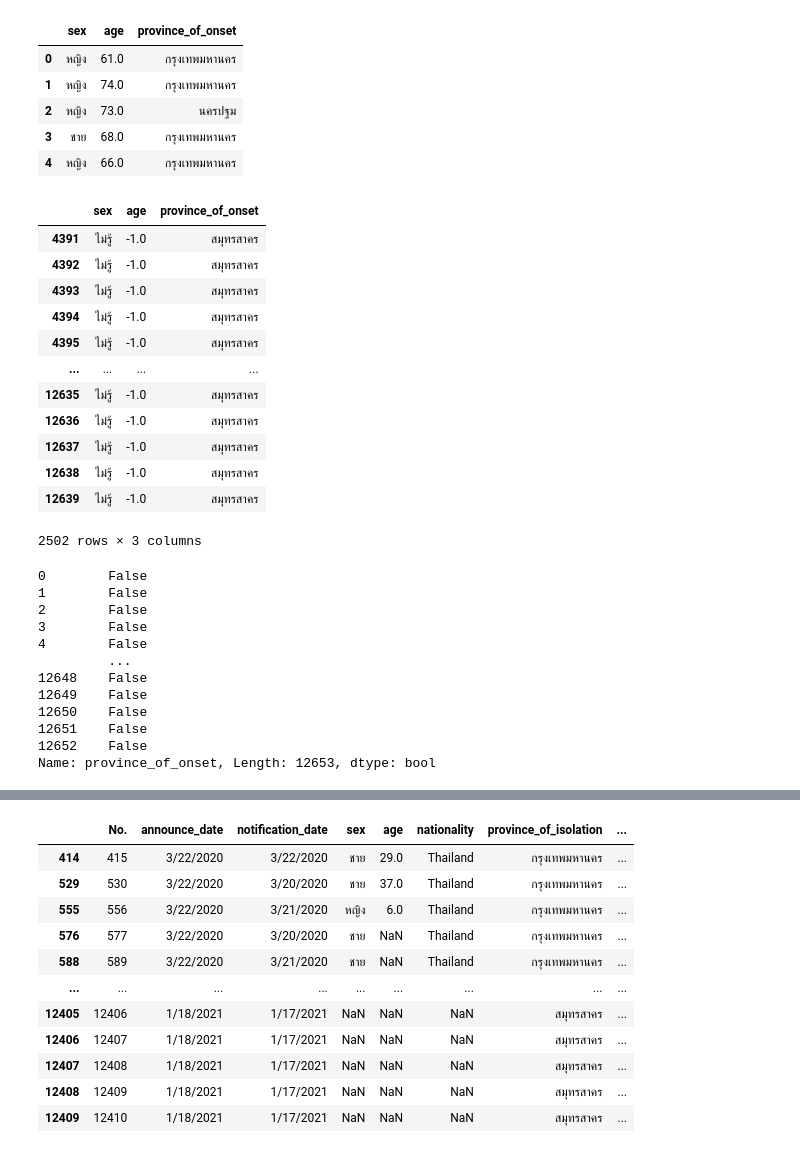
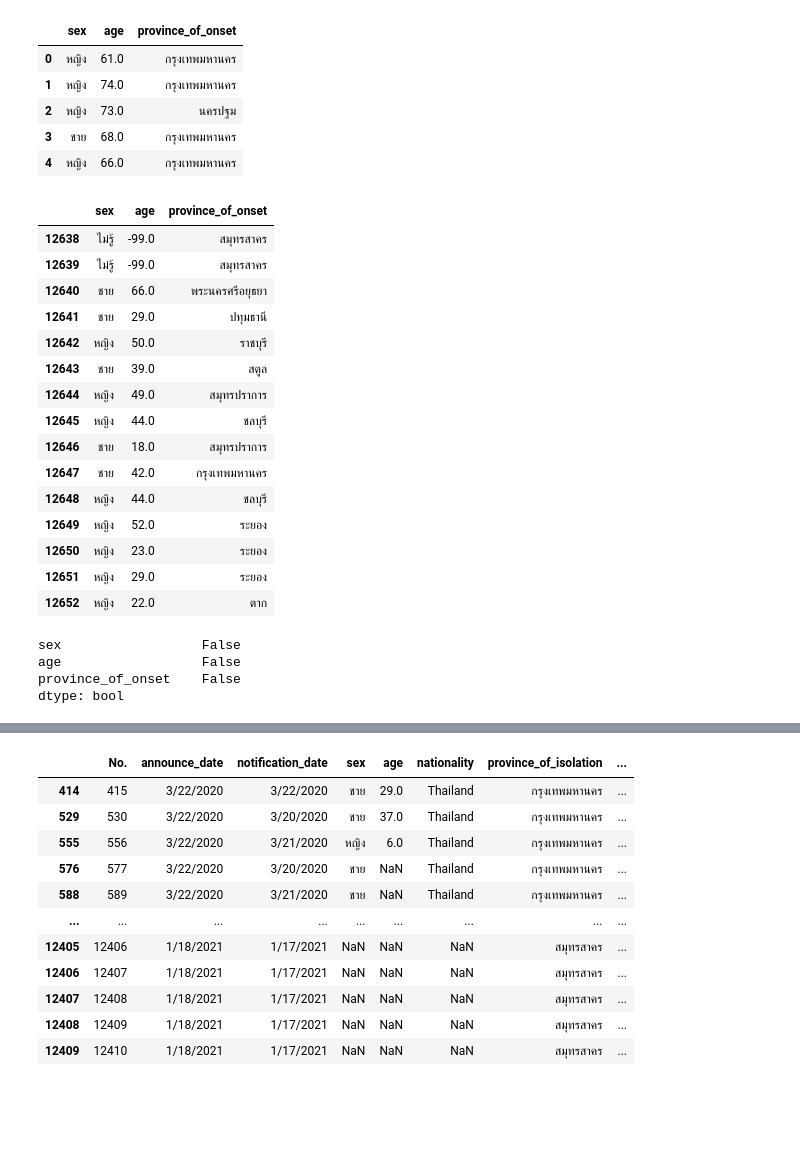
Before and after one commit to Supathatkh/data_viz_2022, a Jupyter notebook: Pandas10.ipynb, the cells around one changed output, grey strips where cells are left out. Saved outputs shown, nothing was run; the diff lists cells and outputs as text; code cells hidden in the pictures; blank space fills up the shorter version.

```diff
--- a/Pandas10.ipynb
+++ b/Pandas10.ipynb
@@ -541,5 +673,5 @@ print(f'จำนวน record หลัง drop missing ใน province {this_d
 # %%
-this_data_updated = this_data.fillna(value={'sex':'ไม่รู้', 'age':-1, 'province_of_onset':'ไม่รู้'})
+this_data_updated = this_data.fillna(value={'sex':'ไม่รู้', 'age':-99, 'province_of_onset':'ไม่รู้'})
 this_data_updated.head()
 # %% [output]
 |  | sex | age | province_of_onset |
@@ -548,34 +680,29 @@ this_data_updated.head()
 | 2 | หญิง | 73.0 | นครปฐม |
 | 3 | ชาย | 68.0 | กรุงเทพมหานคร |
 | 4 | หญิง | 66.0 | กรุงเทพมหานคร |
-# %%
-this_data_updated[this_data_updated['sex']=='ไม่รู้']
-# %% [output]
-|  | sex | age | province_of_onset |
-| 4391 | ไม่รู้ | -1.0 | สมุทรสาคร |
-| 4392 | ไม่รู้ | -1.0 | สมุทรสาคร |
-| 4393 | ไม่รู้ | -1.0 | สมุทรสาคร |
-| 4394 | ไม่รู้ | -1.0 | สมุทรสาคร |
-| 4395 | ไม่รู้ | -1.0 | สมุทรสาคร |
-| ... | ... | ... | ... |
-| 12635 | ไม่รู้ | -1.0 | สมุทรสาคร |
-| 12636 | ไม่รู้ | -1.0 | สมุทรสาคร |
-| 12637 | ไม่รู้ | -1.0 | สมุทรสาคร |
-| 12638 | ไม่รู้ | -1.0 | สมุทรสาคร |
-| 12639 | ไม่รู้ | -1.0 | สมุทรสาคร |
-2502 rows × 3 columns
-# %%
-this_data_updated['province_of_onset']=='ไม่รู้'
-# %% [output]
-0        False
-1        False
-2        False
-3        False
-4        False
-         ...
-12648    False
-12649    False
-12650    False
-12651    False
-12652    False
-Name: province_of_onset, Length: 12653, dtype: bool
+# %%
+this_data_updated.tail(15)
+# %% [output]
+|  | sex | age | province_of_onset |
+| 12638 | ไม่รู้ | -99.0 | สมุทรสาคร |
+| 12639 | ไม่รู้ | -99.0 | สมุทรสาคร |
+| 12640 | ชาย | 66.0 | พระนครศรีอยุธยา |
+| 12641 | ชาย | 29.0 | ปทุมธานี |
+| 12642 | หญิง | 50.0 | ราชบุรี |
+| 12643 | ชาย | 39.0 | สตูล |
+| 12644 | หญิง | 49.0 | สมุทรปราการ |
+| 12645 | หญิง | 44.0 | ชลบุรี |
+| 12646 | ชาย | 18.0 | สมุทรปราการ |
+| 12647 | ชาย | 42.0 | กรุงเทพมหานคร |
+| 12648 | หญิง | 44.0 | ชลบุรี |
+| 12649 | หญิง | 52.0 | ระยอง |
+| 12650 | หญิง | 23.0 | ระยอง |
+| 12651 | หญิง | 29.0 | ระยอง |
+| 12652 | หญิง | 22.0 | ตาก |
+# %%
+this_data_updated.isnull().any()
+# %% [output]
+sex                  False
+age                  False
+province_of_onset    False
+dtype: bool
```
Also changed, not shown: parts of 61 cells of this notebook.
